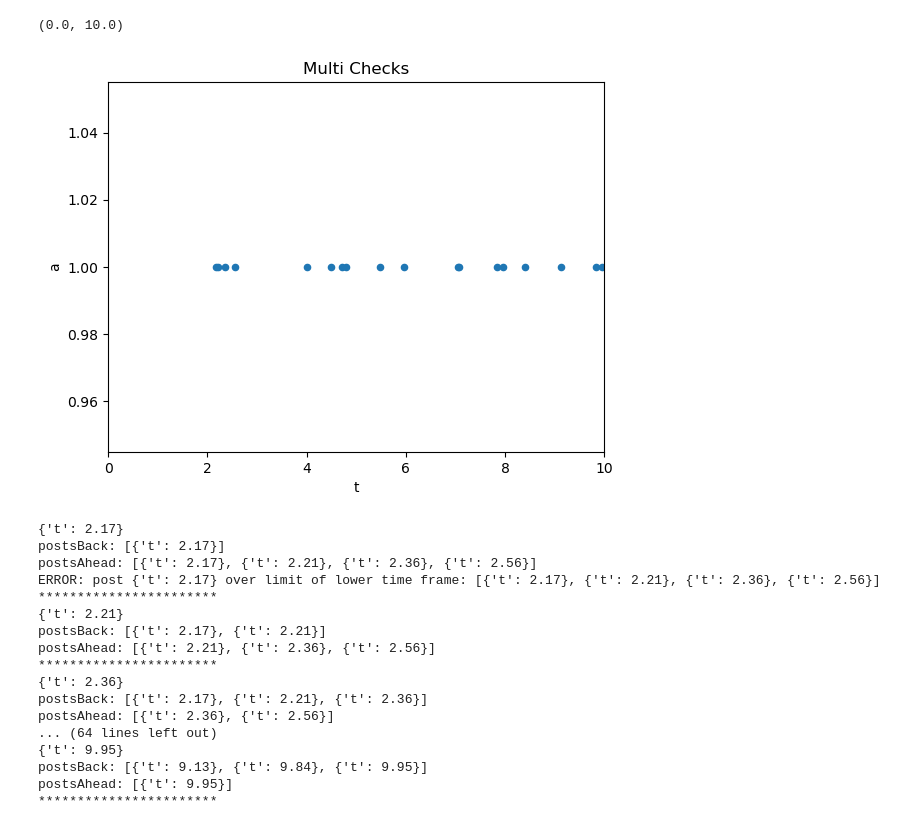
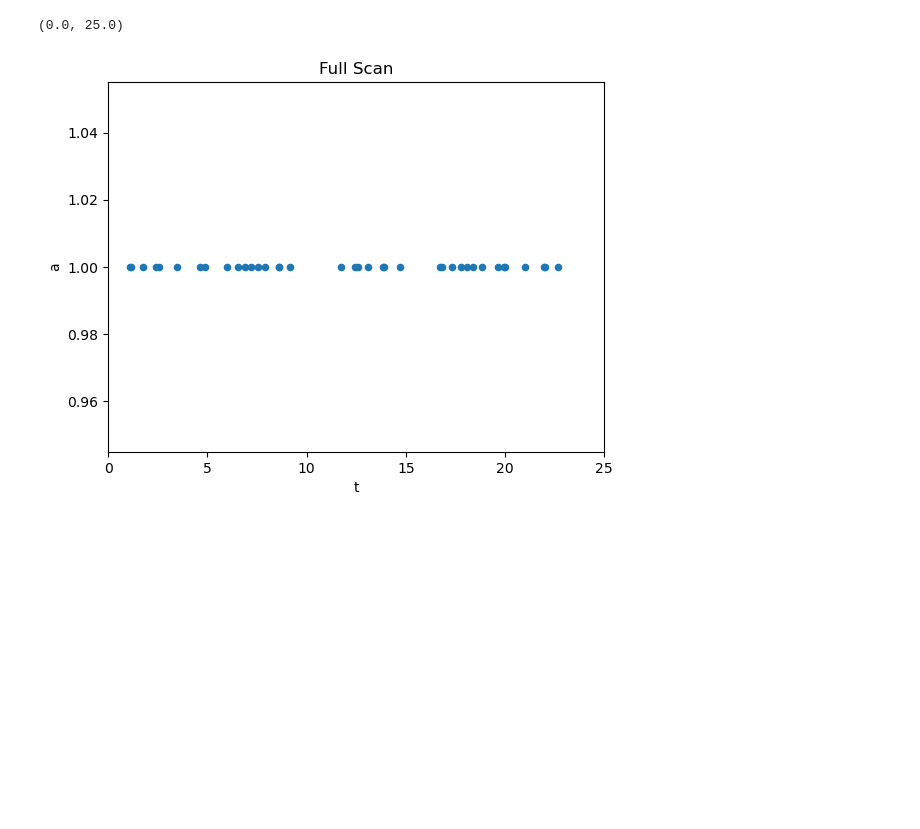
Before and after one commit to Gavsum/timeFrames, a Jupyter notebook: Timeframes.ipynb, the cells around one changed output. Cells and saved outputs as stored; diff of their text form; code cells hidden in the pictures; blank space fills up the shorter version.

```diff
--- a/Timeframes.ipynb
+++ b/Timeframes.ipynb
@@ -1,7 +1,9 @@
 # %%
 import random
+timeFrame = 24
+
 def gen():
-    return round(random.uniform(1,10), 2)
+    return round(random.uniform(1,timeFrame), 2)
 # %%
 MAX_IN_FRAME = 3
 
@@ -45,0 +35,19 @@ def checkPosts(posts):
+# %%
+def addPostFullScan(postList, newPost):
+    postRadius = [p for p in postList if (p['t'] <= newPost['t'] +1 and p['t'] >= newPost['t'] - 1)]
+    newState = sorted((postRadius + [newPost]), key=lambda x: x['t'])
+    print(newState)
+    for post in newState:
+        postsAhead = [p for p in newState if (p['t']<= post['t'] + 1 and p['t'] >= post['t'])]
+        print(f"ahead: {postsAhead}")
+        postsBack = [p for p in newState if (p['t'] >= post['t'] - 1 and p['t'] <= post['t'])]
+        print(f"back: {postsBack}")
+
+        if len(postsAhead) > MAX_IN_FRAME:
+            print("cant add")
+            return postList
+        if len(postsBack) > MAX_IN_FRAME:
+            print("cant add")
+            return postList
+    postList.append(newPost)
+    return sorted(postList, key=lambda x: x['t'])
@@ -46,11 +70,13 @@ def checkPosts(posts):
 # %%
 testGroup1 = []
 testGroup2 = []
+testGroup3 = []
 
-for i in range(0, 20):
+for i in range(0, 50):
     newPost = {'t': gen()}
     print(f"Adding: {newPost}")
-    testGroup1 = addPost(testGroup1, newPost)
-    testGroup2 = addPostMultiCheck(testGroup2, newPost)
+    # testGroup1 = addPost(testGroup1, newPost)
+    testGroup3 = addPostFullScan(testGroup3, newPost)
+#   testGroup2 = addPostMultiCheck(testGroup2, newPost)
     print("------------------------------")
 # %% [output]
@@ -148,27 +135,16 @@ formatted = [{**x, 'a': 1} for x in testGroup2]
 formatted
 df = pd.DataFrame(data=formatted)
 ax = df.plot.scatter(x='t', y='a', title='Multi Checks')
-ax.set_xlim(0, 10)
+ax.set_xlim(0, timeFrame)
-# %% [output]
-(0.0, 10.0)
-[figure, removed]
 # %%
 checkPosts(testGroup2)
-# %% [output]
-{'t': 2.17}
-postsBack: [{'t': 2.17}]
-postsAhead: [{'t': 2.17}, {'t': 2.21}, {'t': 2.36}, {'t': 2.56}]
-ERROR: post {'t': 2.17} over limit of lower time frame: [{'t': 2.17}, {'t': 2.21}, {'t': 2.36}, {'t': 2.56}]
-***********************
-{'t': 2.21}
-postsBack: [{'t': 2.17}, {'t': 2.21}]
-postsAhead: [{'t': 2.21}, {'t': 2.36}, {'t': 2.56}]
-***********************
-{'t': 2.36}
-postsBack: [{'t': 2.17}, {'t': 2.21}, {'t': 2.36}]
-postsAhead: [{'t': 2.36}, {'t': 2.56}]
-... (64 lines left out)
-{'t': 9.95}
-postsBack: [{'t': 9.13}, {'t': 9.84}, {'t': 9.95}]
-postsAhead: [{'t': 9.95}]
-***********************
+# %%
+import pandas as pd
+formatted = [{**x, 'a': 1} for x in testGroup3]
+formatted
+df = pd.DataFrame(data=formatted)
+ax = df.plot.scatter(x='t', y='a', title='Full Scan')
+ax.set_xlim(0, timeFrame)
+# %% [output]
+(0.0, 25.0)
+[figure, added]
```
Also changed, not shown: parts of 9 cells of this notebook.
